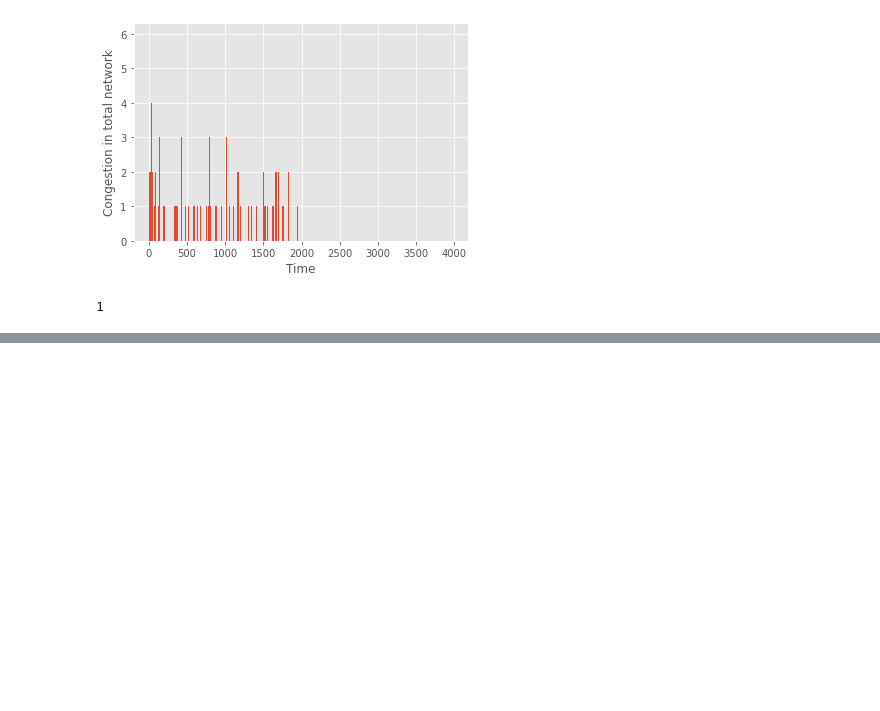
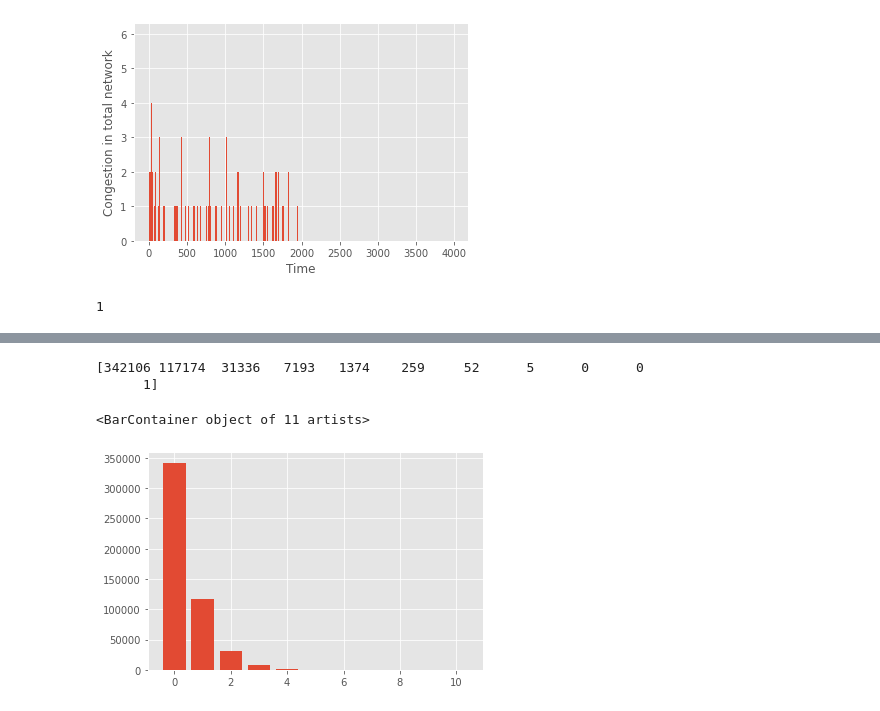
Before and after one commit to AnimeshSinha1309/hashcode-2021, a Jupyter notebook: analysis/eda.ipynb, the cells around one changed output, grey strips where cells are left out. Cells and saved outputs as stored; diff of their text form; code cells hidden in the pictures; blank space fills up the shorter version.

```diff
--- a/analysis/eda.ipynb
+++ b/analysis/eda.ipynb
@@ -165,0 +169,8 @@ print(discarded_cars)
+# %%
+print(count_intersections)
+plt.bar(list(range(len(count_intersections))), count_intersections)
+# %% [output]
+[342106 117174  31336   7193   1374    259     52      5      0      0
+      1]
+<BarContainer object of 11 artists>
+[figure, added]
```
Also changed, not shown: parts of 10 cells of this notebook, 1 other file.
